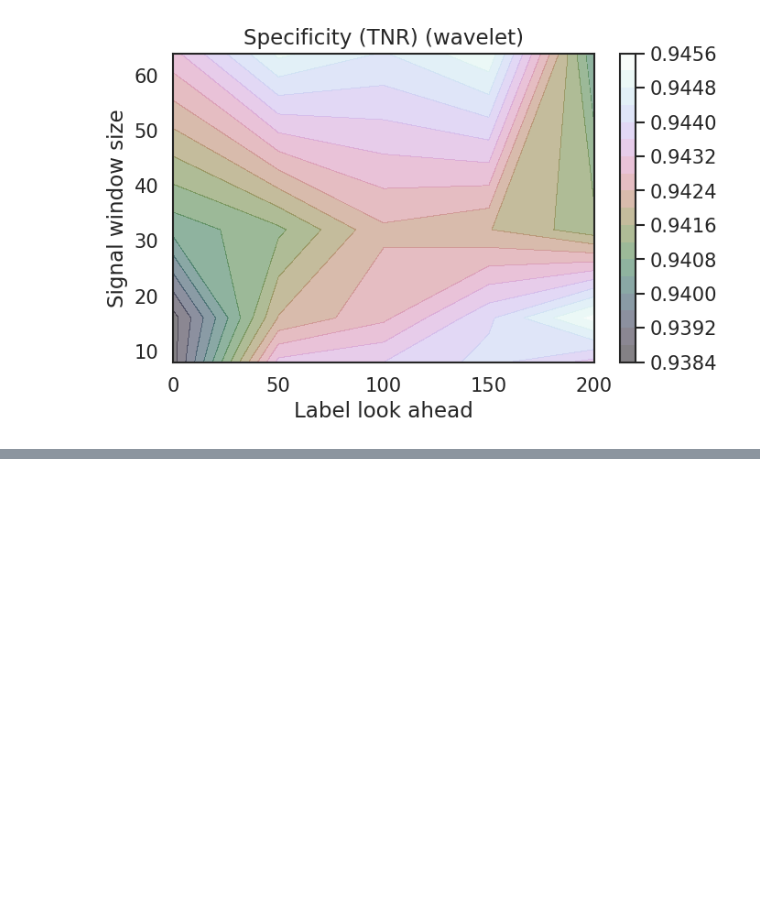
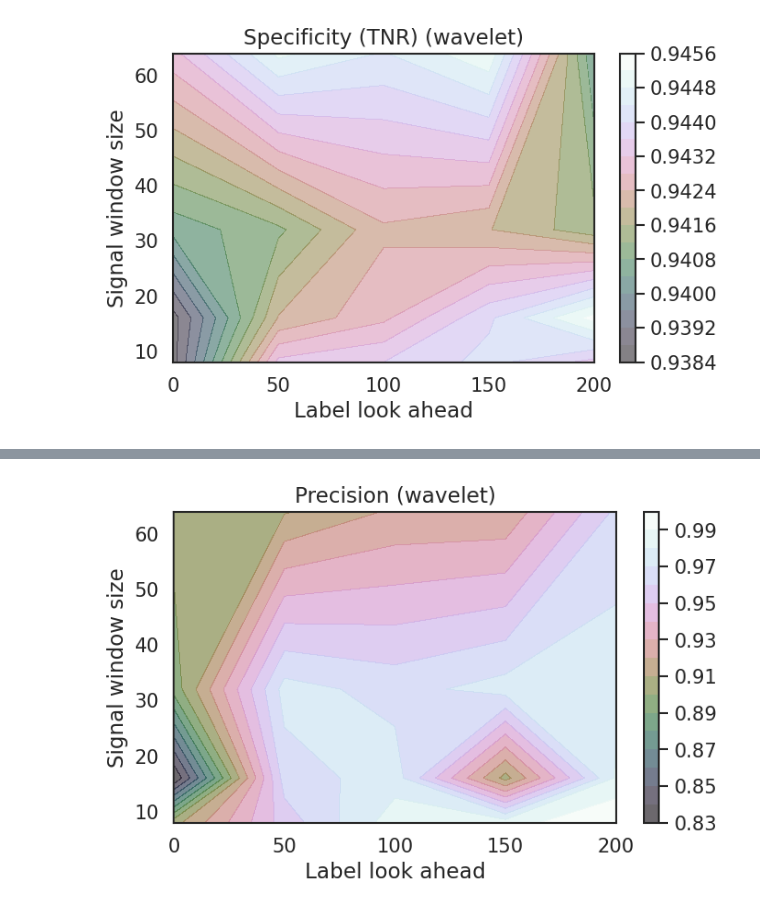
Before and after one commit to PlasmaControl/bes-edgeml-models, a Jupyter notebook: elm_classification/notebooks/contour_plots.ipynb, the cells around one changed output, grey strips where cells are left out. Cells and saved outputs as stored; diff of their text form; code cells hidden in the pictures; blank space fills up the shorter version.

```diff
--- a/elm_classification/notebooks/contour_plots.ipynb
+++ b/elm_classification/notebooks/contour_plots.ipynb
@@ -552,0 +787,24 @@ plt.show()
+# %%
+# precision
+la = np.array([0, 50, 100, 150, 200])
+sws = np.array([8, 16, 32, 64])
+X, Y = np.meshgrid(la, sws)
+precision = np.array(
+    [
+        [prec_sws8_la0, prec_sws8_la50, prec_sws8_la100, prec_sws8_la150, prec_sws8_la200],
+        [prec_sws16_la0, prec_sws16_la50, prec_sws16_la100, prec_sws16_la150, prec_sws16_la200],
+        [prec_sws32_la0, prec_sws32_la50, prec_sws32_la100, prec_sws32_la150, prec_sws32_la200],
+        [prec_sws64_la0, prec_sws64_la50, prec_sws64_la100, prec_sws64_la150, prec_sws64_la200]
+    ]
+)
+plt.figure(figsize=(6, 4), dpi=120)
+plt.contourf(X, Y, precision, 20, alpha=0.6, cmap='cubehelix')
+plt.xlabel('Label look ahead')
+plt.ylabel('Signal window size')
+plt.title('Precision (wavelet)')
+plt.colorbar()
+plt.tight_layout()
+plt.savefig(os.path.join(base_path, 'cnn_model_precision_wavelet_data.png'), dpi=120)
+plt.show()
+# %% [output]
+[figure, added]
```
Also changed, not shown: parts of 30 cells of this notebook.
